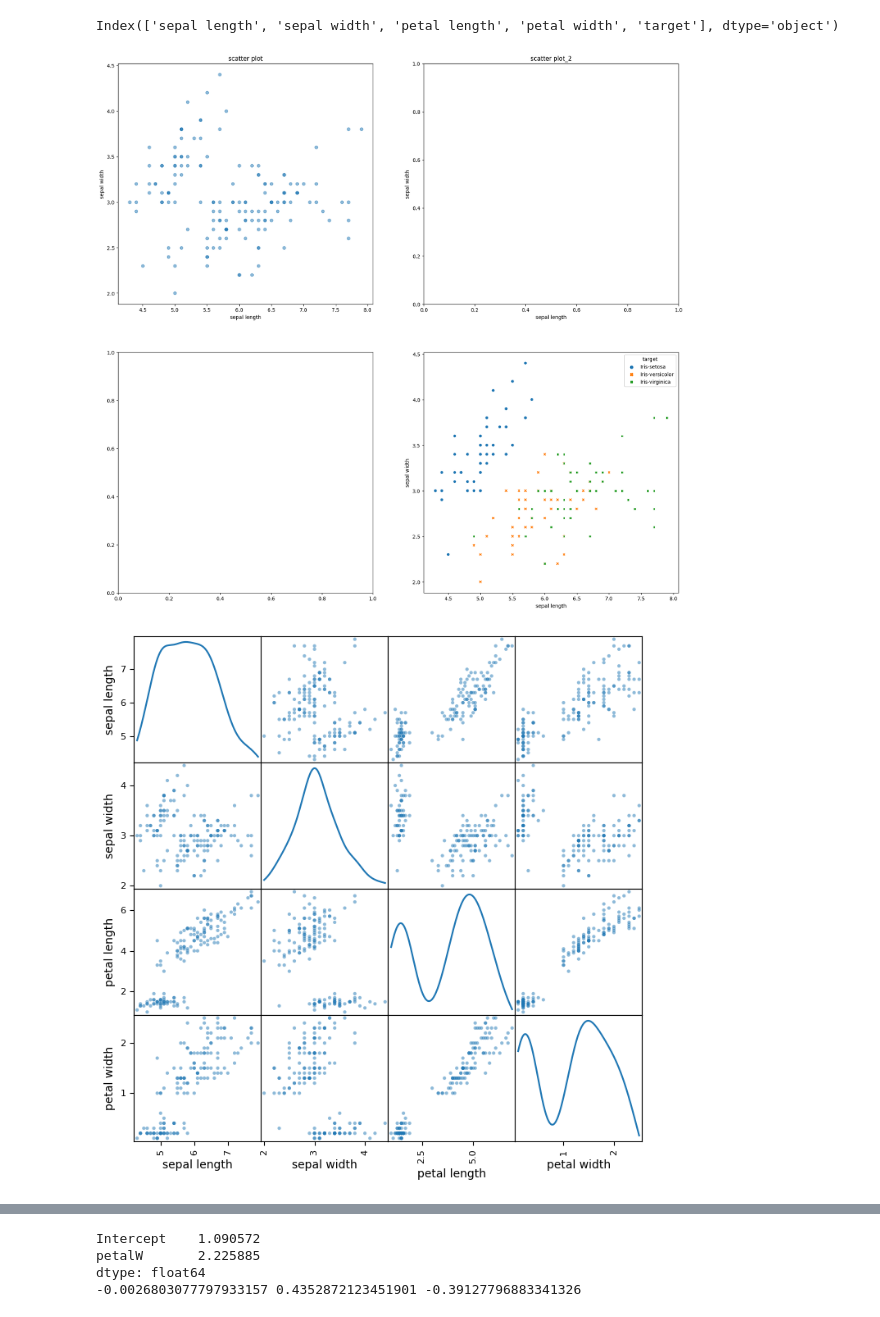
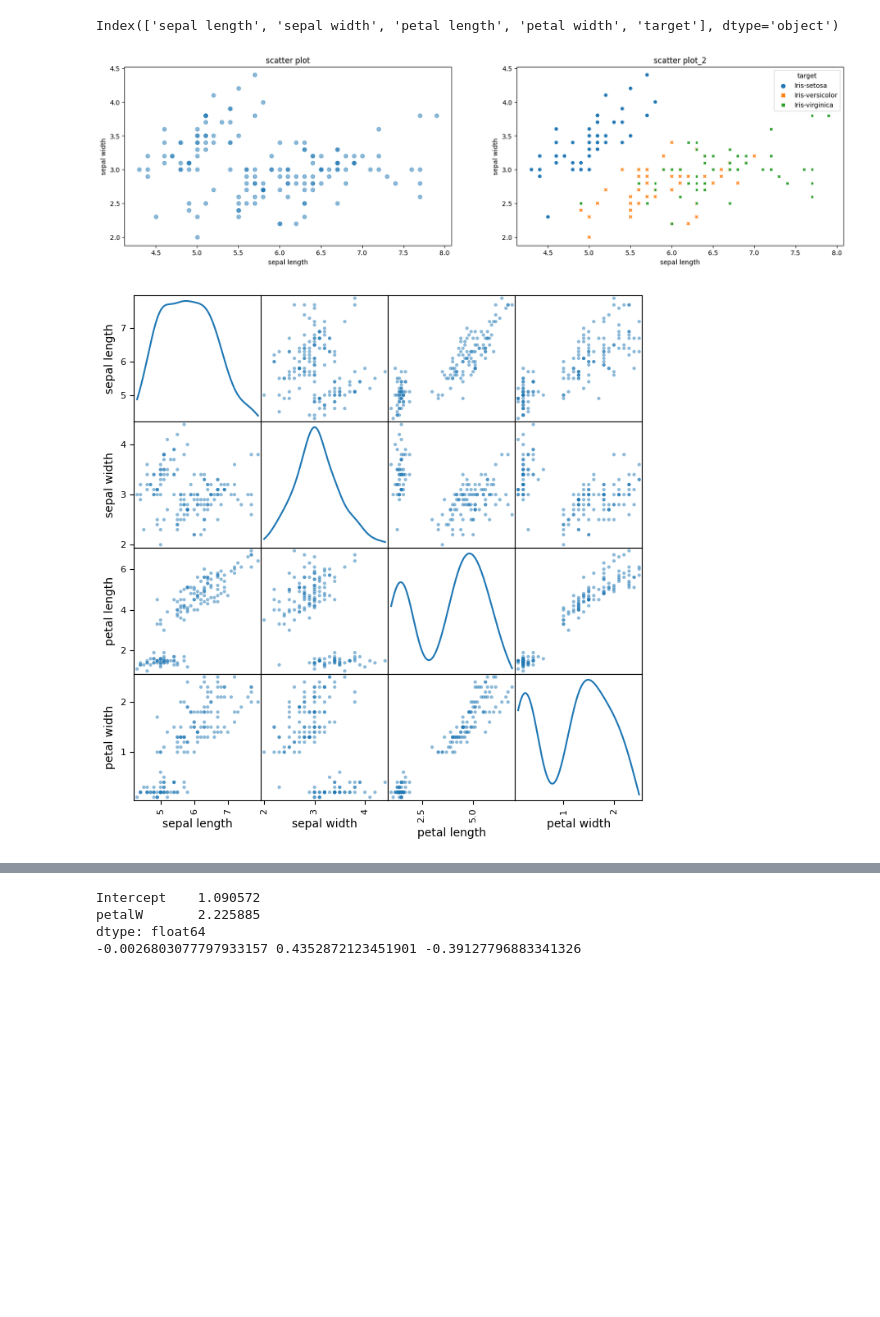
Before and after one commit to blackbutterfly0852/ADP_PRACTICE, a Jupyter notebook: 230205 시각화.ipynb, the cells around one changed output, grey strips where cells are left out. Saved outputs shown, nothing was run; the diff lists cells and outputs as text; code cells hidden in the pictures; blank space fills up the shorter version.

```diff
--- a/230205 시각화.ipynb
+++ b/230205 시각화.ipynb
@@ -15,50 +15,50 @@ import matplotlib.pyplot as plt
 df = pd.read_csv('data/iris.csv')
 print(df.columns)
 
-fig, axs = plt.subplots(2,2, figsize = (20,19))
+fig, axs = plt.subplots(1,2, figsize = (20,5))
 
-axs[0][0].set_title('scatter plot')
-axs[0][0].set_xlabel('sepal length')
-axs[0][0].set_ylabel('sepal width')
+axs[0].set_title('scatter plot')
+axs[0].set_xlabel('sepal length')
+axs[0].set_ylabel('sepal width')
 
-axs[0][0].scatter(x = df['sepal length'], y = df['sepal width'], alpha = 0.5)
+axs[0].scatter(x = df['sepal length'], y = df['sepal width'], alpha = 0.5)
 
 # 2) 타겟의 범주별 다른 색상/크기 옵션을 지정한 scatter plot
 import pandas as pd
 import matplotlib.pyplot as plt
 import seaborn as sns
 
-axs[0][1].set_title('scatter plot_2')
-axs[0][1].set_xlabel('sepal length')
-axs[0][1].set_ylabel('sepal width')
+axs[1].set_title('scatter plot_2')
+axs[1].set_xlabel('sepal length')
+axs[1].set_ylabel('sepal width')
 sns.scatterplot(x = df['sepal length'], y = df['sepal width'], data = df, hue = df['target'], style = df['target'])
 
 # 3) 산점도 행렬 : 변수들 간의 산점도를 그린 그래프
 # 3-1) 대각선의 히스토그램을 통해 이상치 확인
 # 3-2) 종속변수가 수치형인 경우, 각 설명변수와의 직선 상관관계를 비교
 # 3-2) 종속변수가 범주형인 경우, 종속변수를 잘 구분하는 변수를 파악
 # 3-3) 설명변수 간의 직선 함수관계를 파악하여, 다중공선성 문제를 진단
 from pandas.plotting import scatter_matrix
 scatter_matrix(df, alpha = 0.5, figsize = (8,8), diagonal = 'kde') # kde
 sns.pairplot(df, diag_kind = 'hist', hue = 'target') # hist
 plt.show()
 
 # 4) 히트맵 : -1 ~ 1 사이의 값으로 두 변수 간의 관계의 정도를 비교하는 그래프
 # 4-1) 절대값 0.8 이상 : 강한 양/음 상관관계
 # 4-2) 절대값 0.6 이상 : 양/음 상관관계
 # 4-3) 절대값 0.4 이상 : 약한 양/음 상관관계
 # 4-4) 절대값 0.4 미만 : 거의 상관관계 없음
 import pandas as pd
 import seaborn as sns
 df_temp = df.drop(columns = ['target'], axis = 1).corr(method = 'pearson') # 범주형 변수는 제외 필요, kendall, spearman
 sns.heatmap(df_temp, xticklabels = df_temp.columns, yticklabels = df_temp.columns,
                  cmap = 'RdBu_r',
                  annot = True, # True : 상관계수를 텍스트로 보이게 해줌
                  linewidth = 0.5
            )
 # %% [output]
 Index(['sepal length', 'sepal width', 'petal length', 'petal width', 'target'], dtype='object')
-[figure, old version]
+[figure, new version]
 [figure]
 [figure]
 <AxesSubplot:>
```
